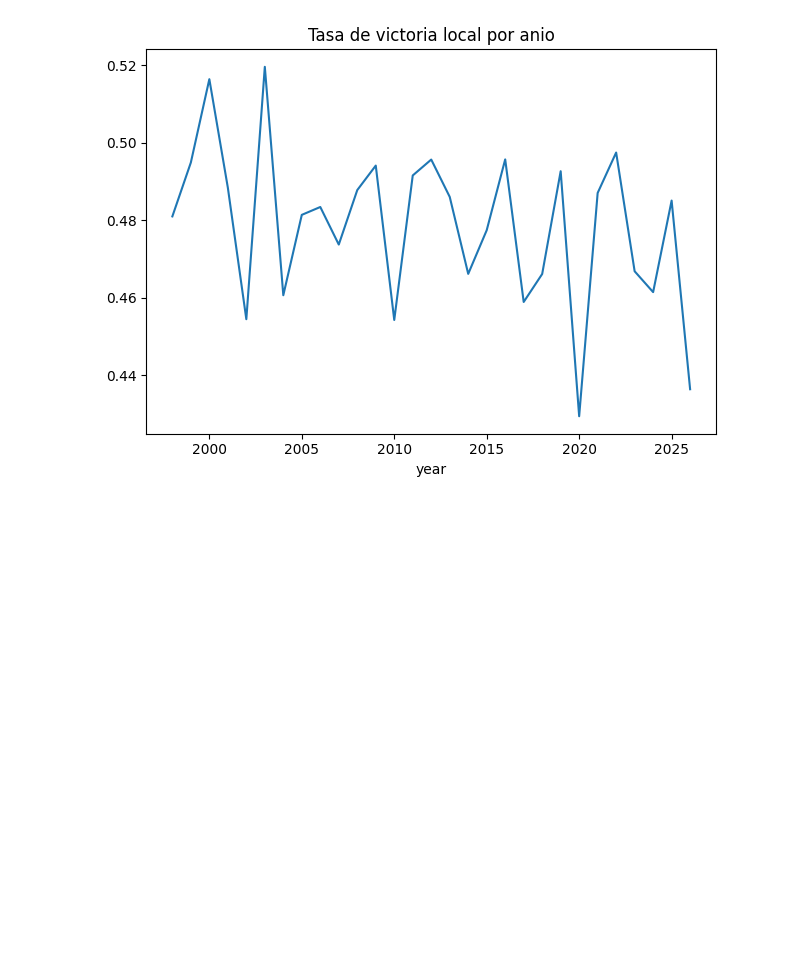
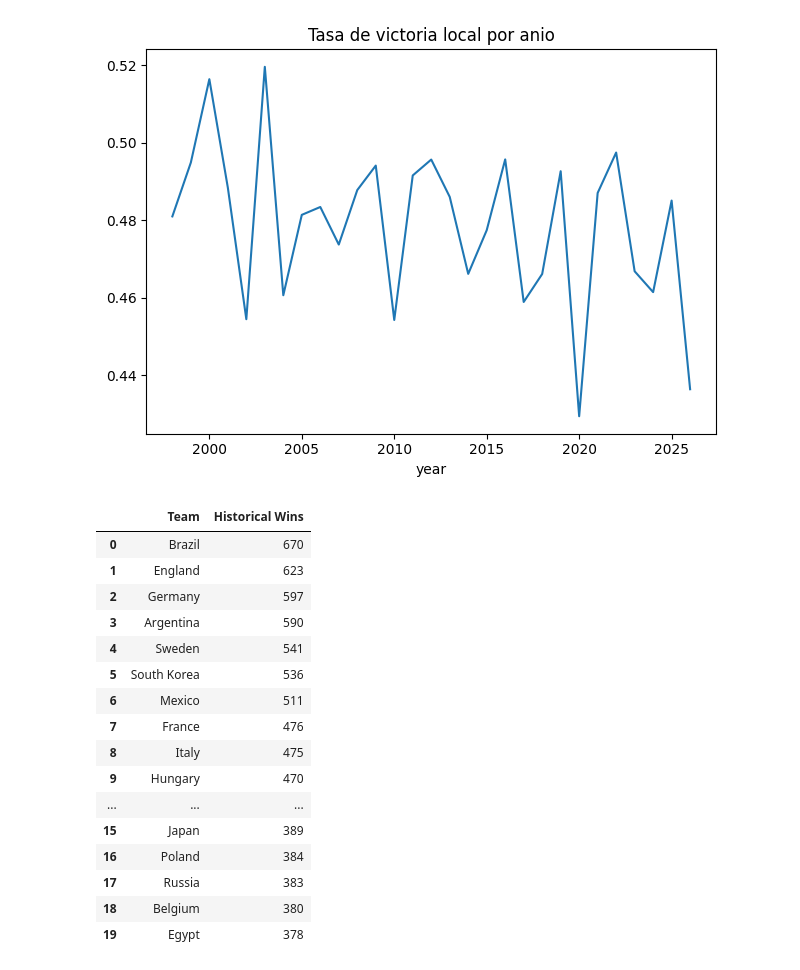
Before and after one commit to Edenilson-Molina/ml-oraculo-mundial2026, a Jupyter notebook: notebooks/01_EDA.ipynb, the cells around one changed output. Drawn from its saved outputs; the diff is of its cells as text; code cells hidden in the pictures; blank space fills up the shorter version.

```diff
--- a/notebooks/01_EDA.ipynb
+++ b/notebooks/01_EDA.ipynb
@@ -124,3 +125,39 @@ plt.savefig(FIG_DIR / "tasa_victoria_local_anual.png", dpi=150)
 plt.show()
 # %% [output]
 [figure]
+# %%
+import pandas as pd
+
+df_matches = pd.read_csv('../data/raw/01_historical_matches.csv')
+
+home_wins = df_matches[df_matches['home_score'] > df_matches['away_score']]['home_team'].value_counts()
+
+away_wins = df_matches[df_matches['away_score'] > df_matches['home_score']]['away_team'].value_counts()
+
+total_wins = home_wins.add(away_wins, fill_value=0)
+
+df_top_victories = total_wins.sort_values (ascending=False).reset_index()
+
+df_top_victories.columns = ['Team', 'Historical Wins']
+
+df_top_victories['Historical Wins'] = df_top_victories['Historical Wins'].astype(int)
+
+df_top_victories.head(20)
+# %% [output]
+|  | Team | Historical Wins |
+| 0 | Brazil | 670 |
+| 1 | England | 623 |
+| 2 | Germany | 597 |
+| 3 | Argentina | 590 |
+| 4 | Sweden | 541 |
+| 5 | South Korea | 536 |
+| 6 | Mexico | 511 |
+| 7 | France | 476 |
+| 8 | Italy | 475 |
+| 9 | Hungary | 470 |
+| ... | ... | ... |
+| 15 | Japan | 389 |
+| 16 | Poland | 384 |
+| 17 | Russia | 383 |
+| 18 | Belgium | 380 |
+| 19 | Egypt | 378 |
```
Also changed, not shown: parts of 1 cell of this notebook, 2 other files.
